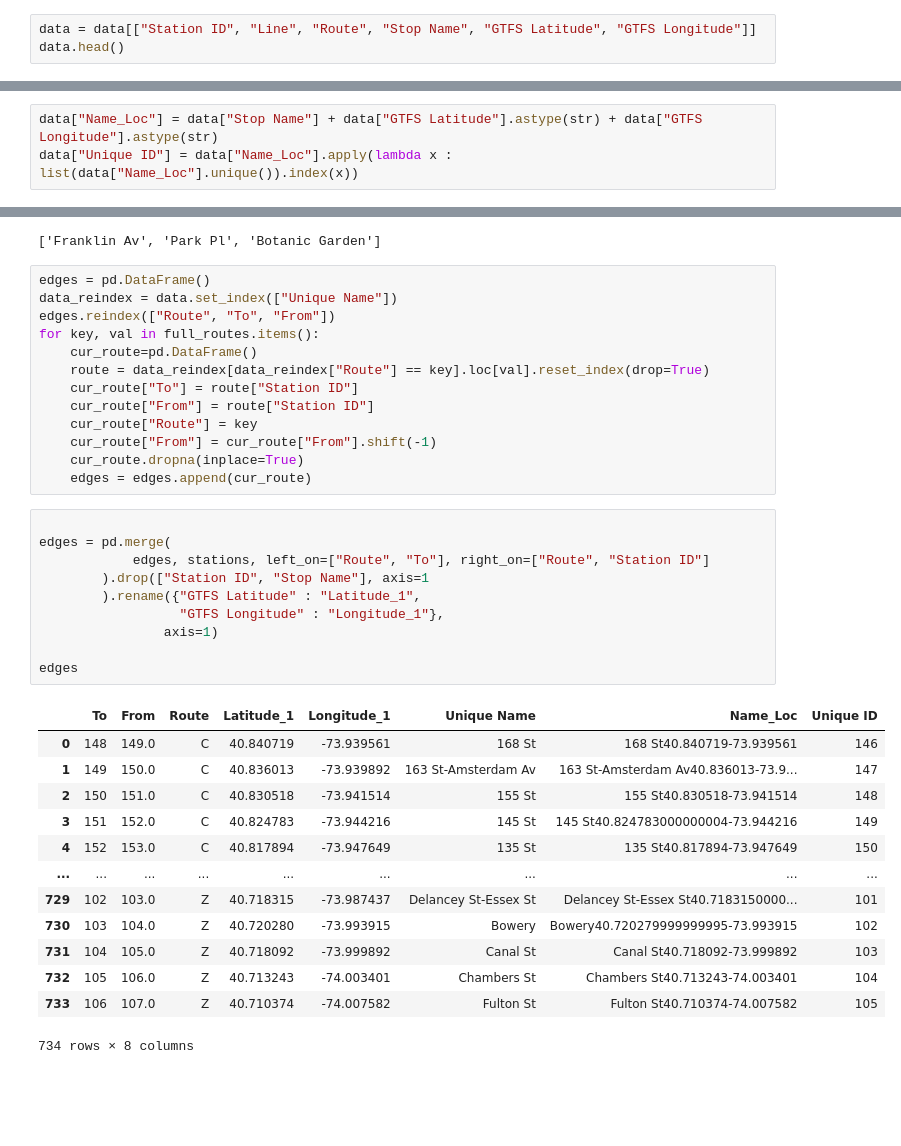
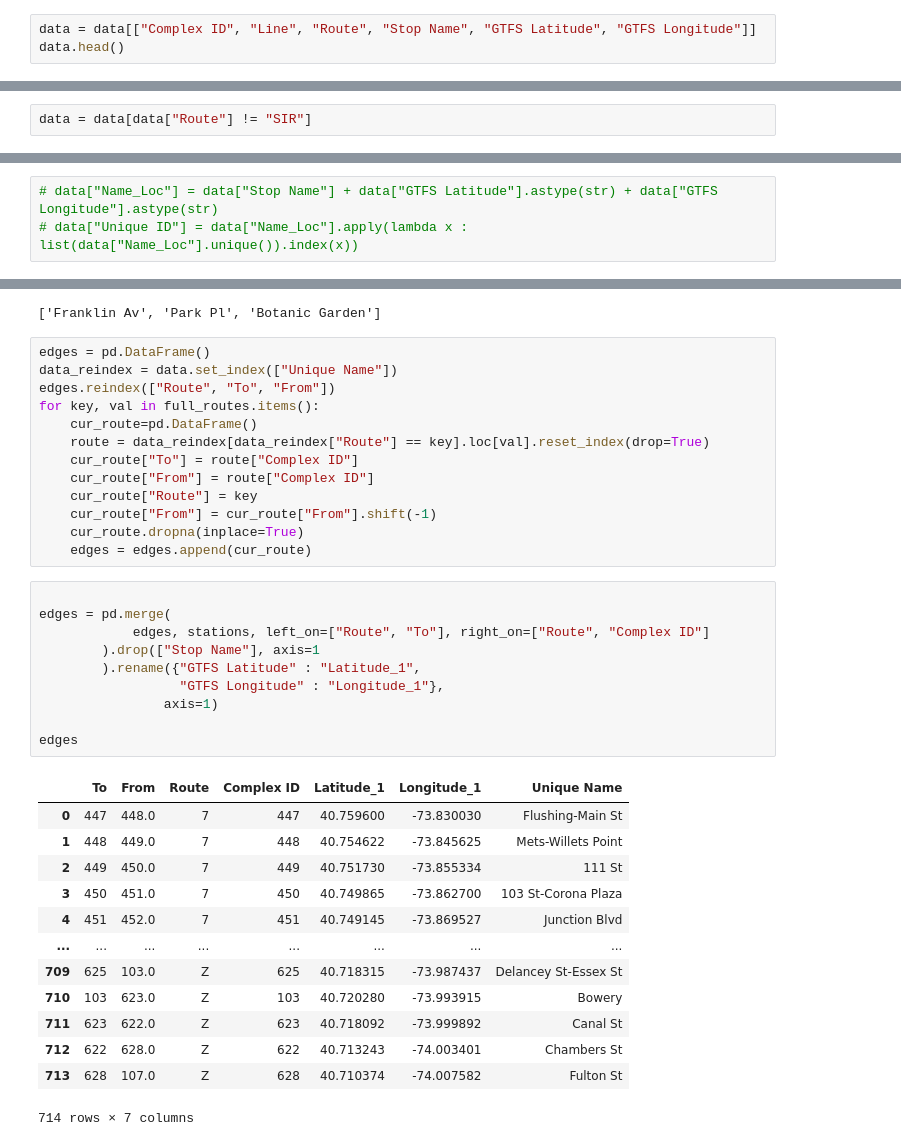
Before and after one commit to alecarreche/City_Folk, a Jupyter notebook: src/data_cleaning.ipynb, the cells around one changed output, grey strips where cells are left out. Cells and saved outputs as stored; diff of their text form; blank space fills up the shorter version.

Commit message:
fixed data, meeting changes

```diff
--- a/src/data_cleaning.ipynb
+++ b/src/data_cleaning.ipynb
@@ -25,6 +25,6 @@ data.head()
 | 1 | 2 | 2 | R03 | BMT | Astoria | Astoria Blvd | Q | N W | ... |
 | 2 | 3 | 3 | R04 | BMT | Astoria | 30 Av | Q | N W | ... |
 # %%
-data = data[["Station ID", "Line", "Route", "Stop Name", "GTFS Latitude", "GTFS Longitude"]]
+data = data[["Complex ID", "Line", "Route", "Stop Name", "GTFS Latitude", "GTFS Longitude"]]
 data.head()
 # %% [output]
@@ -34,4 +34,6 @@ data.head()
 | 1 | 2 | Astoria | N | Astoria Blvd | 40.770258 | -73.917843 |
 | 1 | 2 | Astoria | W | Astoria Blvd | 40.770258 | -73.917843 |
 | 2 | 3 | Astoria | N | 30 Av | 40.766779 | -73.921479 |
+# %%
+data = data[data["Route"] != "SIR"]
 # %%
@@ -66,4 +58,4 @@ data[data["Stop Name"] == "7 Av"]
 # %%
-data["Name_Loc"] = data["Stop Name"] + data["GTFS Latitude"].astype(str) + data["GTFS Longitude"].astype(str)
-data["Unique ID"] = data["Name_Loc"].apply(lambda x : list(data["Name_Loc"].unique()).index(x))
+# data["Name_Loc"] = data["Stop Name"] + data["GTFS Latitude"].astype(str) + data["GTFS Longitude"].astype(str)
+# data["Unique ID"] = data["Name_Loc"].apply(lambda x : list(data["Name_Loc"].unique()).index(x))
 # %%
@@ -348,8 +331,8 @@ edges.reindex(["Route", "To", "From"])
 for key, val in full_routes.items():
     cur_route=pd.DataFrame()
     route = data_reindex[data_reindex["Route"] == key].loc[val].reset_index(drop=True)
-    cur_route["To"] = route["Station ID"]
-    cur_route["From"] = route["Station ID"]
+    cur_route["To"] = route["Complex ID"]
+    cur_route["From"] = route["Complex ID"]
     cur_route["Route"] = key
     cur_route["From"] = cur_route["From"].shift(-1)
     cur_route.dropna(inplace=True)
@@ -357,26 +340,26 @@ for key, val in full_routes.items():
 # %%
 
 edges = pd.merge(
-            edges, stations, left_on=["Route", "To"], right_on=["Route", "Station ID"]
-        ).drop(["Station ID", "Stop Name"], axis=1
+            edges, stations, left_on=["Route", "To"], right_on=["Route", "Complex ID"]
+        ).drop(["Stop Name"], axis=1
         ).rename({"GTFS Latitude" : "Latitude_1",
                   "GTFS Longitude" : "Longitude_1"},
                 axis=1)
 
 edges
 # %% [output]
-|  | To | From | Route | Latitude_1 | Longitude_1 | Unique Name | Name_Loc | Unique ID |
-| 0 | 148 | 149.0 | C | 40.840719 | -73.939561 | 168 St | 168 St40.840719-73.939561 | 146 |
-| 1 | 149 | 150.0 | C | 40.836013 | -73.939892 | 163 St-Amsterdam Av | 163 St-Amsterdam Av40.836013-73.9... | 147 |
-| 2 | 150 | 151.0 | C | 40.830518 | -73.941514 | 155 St | 155 St40.830518-73.941514 | 148 |
-| 3 | 151 | 152.0 | C | 40.824783 | -73.944216 | 145 St | 145 St40.824783000000004-73.944216 | 149 |
-| 4 | 152 | 153.0 | C | 40.817894 | -73.947649 | 135 St | 135 St40.817894-73.947649 | 150 |
-| ... | ... | ... | ... | ... | ... | ... | ... | ... |
-| 729 | 102 | 103.0 | Z | 40.718315 | -73.987437 | Delancey St-Essex St | Delancey St-Essex St40.7183150000... | 101 |
-| 730 | 103 | 104.0 | Z | 40.720280 | -73.993915 | Bowery | Bowery40.720279999999995-73.993915 | 102 |
-| 731 | 104 | 105.0 | Z | 40.718092 | -73.999892 | Canal St | Canal St40.718092-73.999892 | 103 |
-| 732 | 105 | 106.0 | Z | 40.713243 | -74.003401 | Chambers St | Chambers St40.713243-74.003401 | 104 |
-| 733 | 106 | 107.0 | Z | 40.710374 | -74.007582 | Fulton St | Fulton St40.710374-74.007582 | 105 |
+|  | To | From | Route | Complex ID | Latitude_1 | Longitude_1 | Unique Name |
+| 0 | 447 | 448.0 | 7 | 447 | 40.759600 | -73.830030 | Flushing-Main St |
+| 1 | 448 | 449.0 | 7 | 448 | 40.754622 | -73.845625 | Mets-Willets Point |
+| 2 | 449 | 450.0 | 7 | 449 | 40.751730 | -73.855334 | 111 St |
+| 3 | 450 | 451.0 | 7 | 450 | 40.749865 | -73.862700 | 103 St-Corona Plaza |
+| 4 | 451 | 452.0 | 7 | 451 | 40.749145 | -73.869527 | Junction Blvd |
+| ... | ... | ... | ... | ... | ... | ... | ... |
+| 709 | 625 | 103.0 | Z | 625 | 40.718315 | -73.987437 | Delancey St-Essex St |
+| 710 | 103 | 623.0 | Z | 103 | 40.720280 | -73.993915 | Bowery |
+| 711 | 623 | 622.0 | Z | 623 | 40.718092 | -73.999892 | Canal St |
+| 712 | 622 | 628.0 | Z | 622 | 40.713243 | -74.003401 | Chambers St |
+| 713 | 628 | 107.0 | Z | 628 | 40.710374 | -74.007582 | Fulton St |
-734 rows × 8 columns
+714 rows × 7 columns
 # %%
 edges = pd.merge(
```
Also changed, not shown: parts of 16 cells of this notebook, 4 other files.
